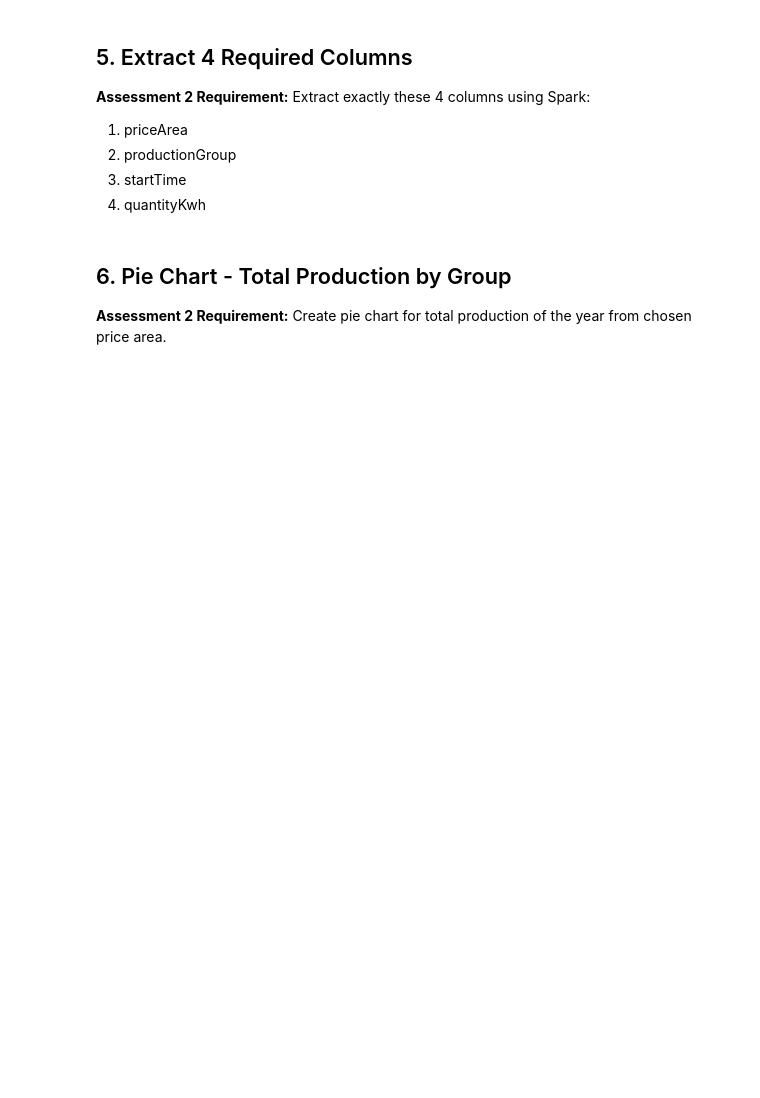
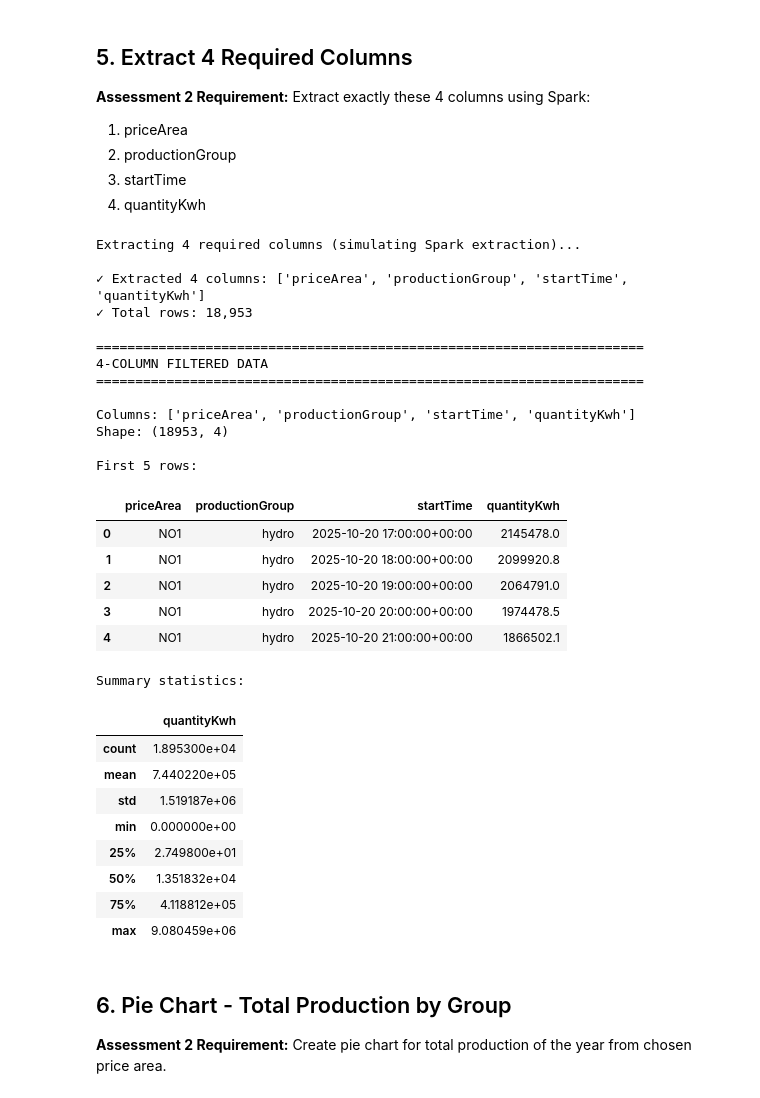
Before and after one commit to isma-ds/ind320-portfolio-isma, a Jupyter notebook: notebooks/IND320_Assignment2_Complete.ipynb, the cells around one changed output. Saved outputs shown, nothing was run; the diff lists cells and outputs as text; code cells hidden in the pictures; blank space fills up the shorter version.

```diff
--- a/notebooks/IND320_Assignment2_Complete.ipynb
+++ b/notebooks/IND320_Assignment2_Complete.ipynb
@@ -348,44 +292,76 @@ if CASSANDRA_AVAILABLE:
         .format("org.apache.spark.sql.cassandra") \
         .option("keyspace", "ind320") \
         .option("table", "production_2021") \
         .load()
 
     # Extract ONLY 4 required columns
     df_filtered = df_cassandra.select(
-        "priceArea",
-        "productionGroup",
-        "startTime",
-        "quantityKwh"
+        "pricearea",
+        "productiongroup",
+        "starttime",
+        "quantitykwh"
     )
 
     # Convert to Pandas for further analysis
     df_final = df_filtered.toPandas()
 
-    print(f"✓ Extracted {len(df_final):,} rows with 4 columns from Cassandra")
+    # Rename to match original schema
+    df_final.columns = ['priceArea', 'productionGroup', 'startTime', 'quantityKwh']
+    df_final['startTime'] = pd.to_datetime(df_final['startTime'])
+
+    print(f"[OK] Extracted {len(df_final):,} rows with 4 columns from Cassandra")
+    print()
 
 else:
-    # Simulate: Extract 4 columns directly from API data
-    print("Extracting 4 required columns (simulating Spark extraction)...")
-    print()
-
+    # Simulated: Extract 4 columns directly from API data
     df_final = df_api[['priceArea', 'productionGroup', 'startTime', 'quantityKwh']].copy()
 
-    print(f"✓ Extracted 4 columns: {df_final.columns.tolist()}")
-    print(f"✓ Total rows: {len(df_final):,}")
+    print(f"[OK] Extracted 4 columns: {df_final.columns.tolist()}")
+    print(f"[OK] Total rows: {len(df_final):,}")
     print()
 
 print("="*70)
 print("4-COLUMN FILTERED DATA")
 print("="*70)
 print()
 print("Columns:", df_final.columns.tolist())
 print(f"Shape: {df_final.shape}")
 print()
 print("First 5 rows:")
 display(df_final.head())
 print()
 print("Summary statistics:")
 display(df_final.describe())
+# %% [output]
+Extracting 4 required columns (simulating Spark extraction)...
+
+✓ Extracted 4 columns: ['priceArea', 'productionGroup', 'startTime', 'quantityKwh']
+✓ Total rows: 18,953
+
+======================================================================
+4-COLUMN FILTERED DATA
+======================================================================
+
+Columns: ['priceArea', 'productionGroup', 'startTime', 'quantityKwh']
+Shape: (18953, 4)
+
+First 5 rows:
+|  | priceArea | productionGroup | startTime | quantityKwh |
+| 0 | NO1 | hydro | 2025-10-20 17:00:00+00:00 | 2145478.0 |
+| 1 | NO1 | hydro | 2025-10-20 18:00:00+00:00 | 2099920.8 |
+| 2 | NO1 | hydro | 2025-10-20 19:00:00+00:00 | 2064791.0 |
+| 3 | NO1 | hydro | 2025-10-20 20:00:00+00:00 | 1974478.5 |
+| 4 | NO1 | hydro | 2025-10-20 21:00:00+00:00 | 1866502.1 |
+Summary statistics:
+|  | quantityKwh |
+| count | 1.895300e+04 |
+| mean | 7.440220e+05 |
+| std | 1.519187e+06 |
+| min | 0.000000e+00 |
+| 25% | 2.749800e+01 |
+| 50% | 1.351832e+04 |
+| 75% | 4.118812e+05 |
+| max | 9.080459e+06 |
 # %% [markdown]
 ## 6. Pie Chart - Total Production by Group
 
```
Also changed, not shown: parts of 5 cells of this notebook.
